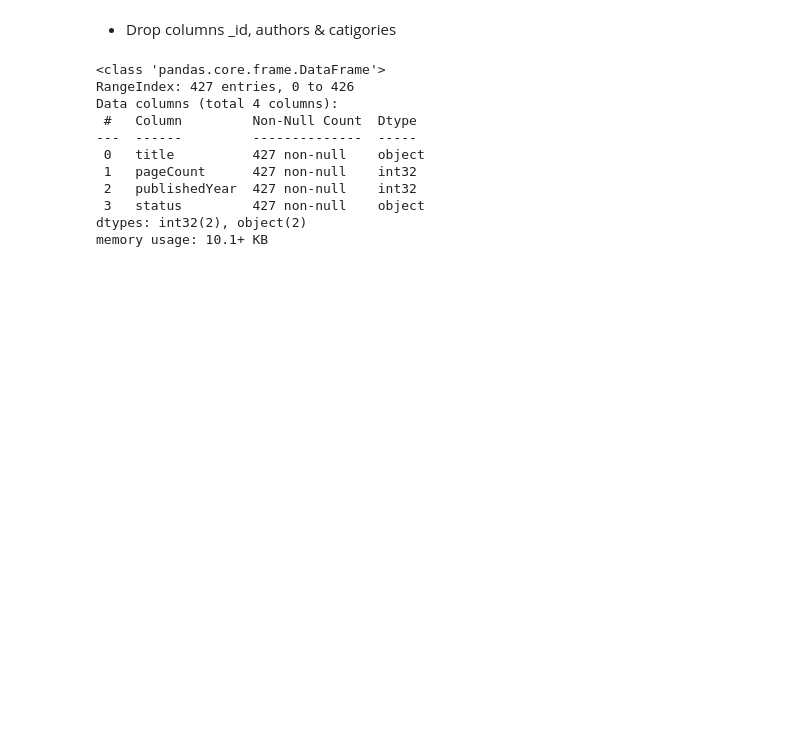
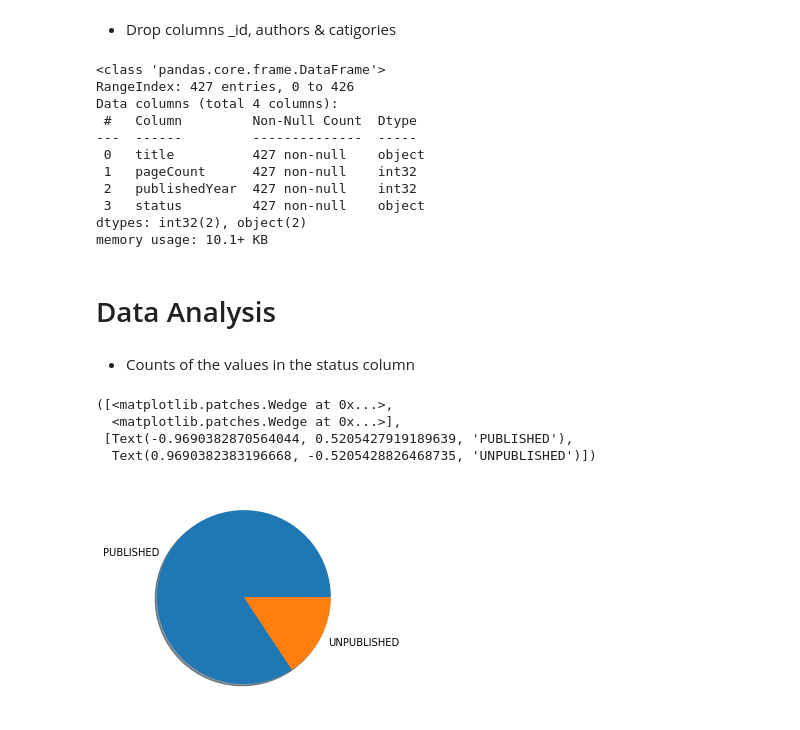
Before and after one commit to Naveen-Karanamu/Books-Data-Analysis, a Jupyter notebook: main.ipynb, the cells around one changed output. Saved outputs shown, nothing was run; the diff lists cells and outputs as text; code cells hidden in the pictures; blank space fills up the shorter version.

Commit message:
Done: Primary analysis

```diff
--- a/main.ipynb
+++ b/main.ipynb
@@ -683,3 +684,17 @@ Data columns (total 4 columns):
  3   status         427 non-null    object
 dtypes: int32(2), object(2)
 memory usage: 10.1+ KB
+# %% [markdown]
+# Data Analysis
+# %% [markdown]
+* Counts of the values in the status column
+# %%
+x=df_copy.status.value_counts()
+plt.title="PUBLISHED status Vs UNPUBLISHED status"
+plt.pie(x,shadow=True,labels={'PUBLISHED','UNPUBLISHED'})
+# %% [output]
+([<matplotlib.patches.Wedge at 0x...>,
+  <matplotlib.patches.Wedge at 0x...>],
+ [Text(-0.9690382870564044, 0.5205427919189639, 'PUBLISHED'),
+  Text(0.9690382383196668, -0.5205428826468735, 'UNPUBLISHED')])
+[figure, added]
```
Also changed, not shown: parts of 12 cells of this notebook.
